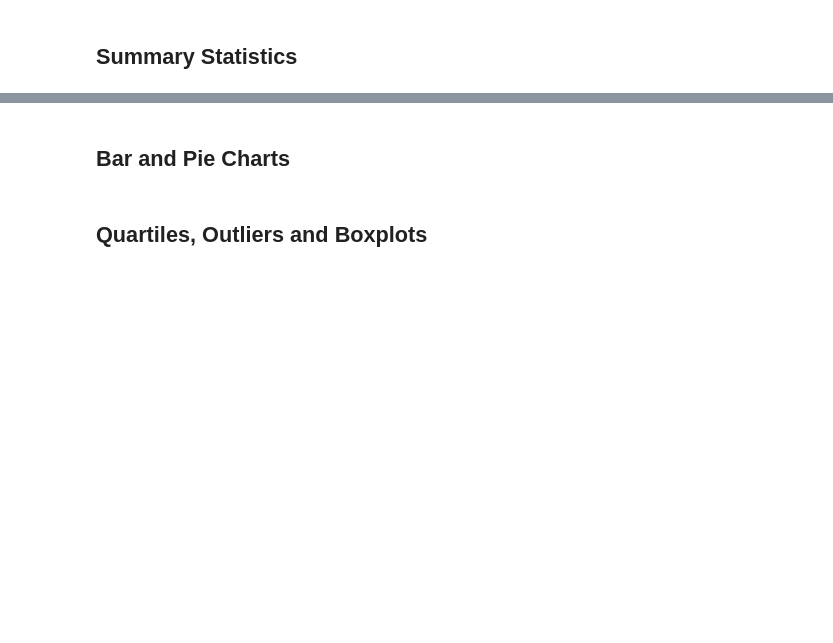
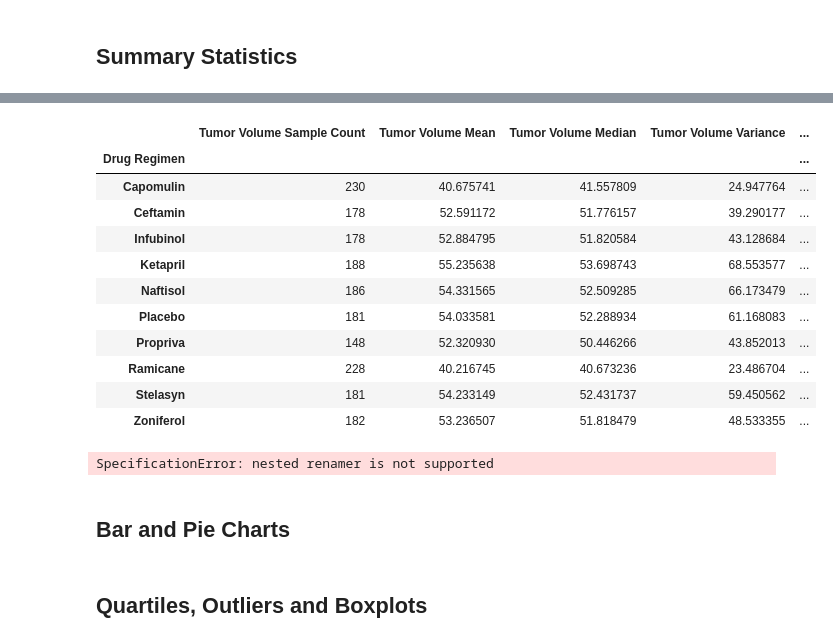
Before and after one commit to ic17rey/Matplotlib-challenge, a Jupyter notebook: Pymaceuticals/pymaceuticals.ipynb, the cells around one changed output, grey strips where cells are left out. Drawn from its saved outputs; the diff is of its cells as text; code cells hidden in the pictures; blank space fills up the shorter version.

```diff
--- a/Pymaceuticals/pymaceuticals.ipynb
+++ b/Pymaceuticals/pymaceuticals.ipynb
@@ -177,7 +200,53 @@ After duplicate concerns were removed, there are 248 mice for analysis.
+# %%
+# Use groupby and summary statistical methods to calculate the following properties of each drug regimen:
+# mean, median, variance, standard deviation, and SEM of the tumor volume
+pyma_regimens = pyma_df.groupby('Drug Regimen')['Tumor Volume (mm3)']
+
+volume_samples_count = pyma_regimens.count()
+volume_mean = pyma_regimens.mean()
+volume_median = pyma_regimens.median()
+volume_variance = pyma_regimens.var()
+volume_standev = pyma_regimens.std()
+volume_sem = pyma_regimens.sem()
+
+# Is there something I should do here to display each (before creating the data frame)?  *******************
+# %%
+# Assemble the resulting series into a single summary dataframe
+tumor_stats_summary_df = pd.DataFrame({
+    'Tumor Volume Sample Count' : volume_samples_count,
+    'Tumor Volume Mean' : volume_mean,
+    'Tumor Volume Median' : volume_median,
+    'Tumor Volume Variance' : volume_variance,
+    'Tumor Volume Standard Deviation' : volume_standev,
+    'Tumor Volume Standard Error of Mean' : volume_sem
+})
+
+# View the tumor volume statistical summary data frame
+tumor_stats_summary_df
+
+# Is there a way to label the data frame itself for Tumor Volume (instead of all the columns)?  ******************
+# %% [output]
+|  | Tumor Volume Sample Count | Tumor Volume Mean | Tumor Volume Median | Tumor Volume Variance | ... |
+| Drug Regimen |  |  |  |  | ... |
+| Capomulin | 230 | 40.675741 | 41.557809 | 24.947764 | ... |
+| Ceftamin | 178 | 52.591172 | 51.776157 | 39.290177 | ... |
+| Infubinol | 178 | 52.884795 | 51.820584 | 43.128684 | ... |
+| Ketapril | 188 | 55.235638 | 53.698743 | 68.553577 | ... |
+| Naftisol | 186 | 54.331565 | 52.509285 | 66.173479 | ... |
+| Placebo | 181 | 54.033581 | 52.288934 | 61.168083 | ... |
+| Propriva | 148 | 52.320930 | 50.446266 | 43.852013 | ... |
+| Ramicane | 228 | 40.216745 | 40.673236 | 23.486704 | ... |
+| Stelasyn | 181 | 54.233149 | 52.431737 | 59.450562 | ... |
+| Zoniferol | 182 | 53.236507 | 51.818479 | 48.533355 | ... |
 # %%
 # Generate a summary statistics table of mean, median, variance, standard deviation, and SEM of the tumor volume for each regimen
+pyma_regimens = pyma_df.groupby('Drug Regimen')['Tumor Volume (mm3)']
 
 # Using the aggregation method, produce the same summary statistics in a single line
+# Like df.agg({'column':['mean', median','var','std','sem']})
+# pyma_regimens.agg({'Tumor Volume (mm3)':['volume_mean', 'volume_median']})
+# %% [output]
+SpecificationError: nested renamer is not supported
 # %% [markdown]
 ## Bar and Pie Charts
 # %%
```
Also changed, not shown: parts of 4 cells of this notebook.
